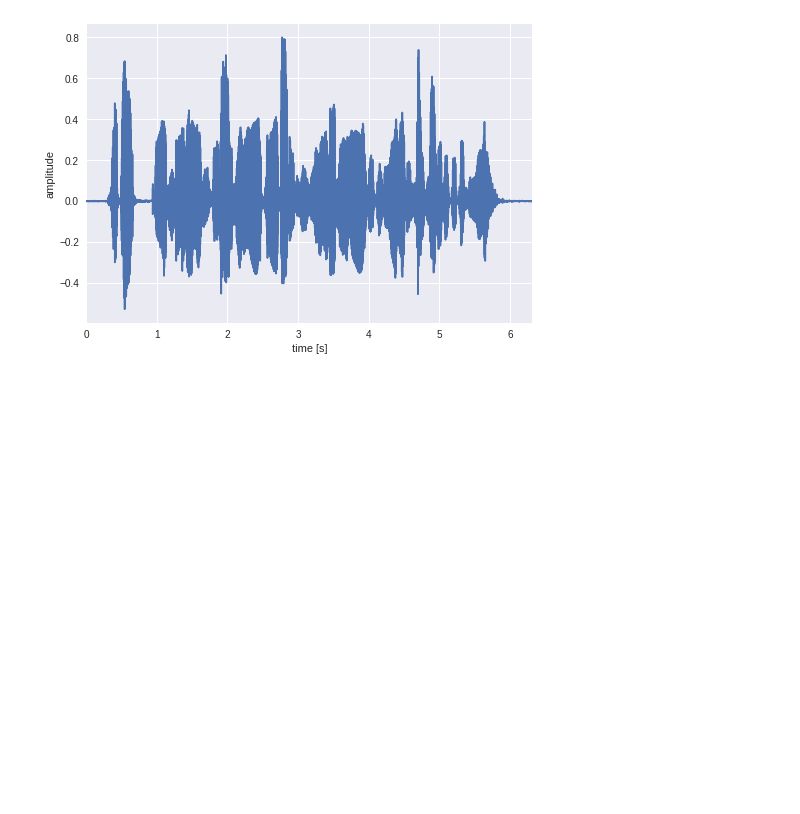
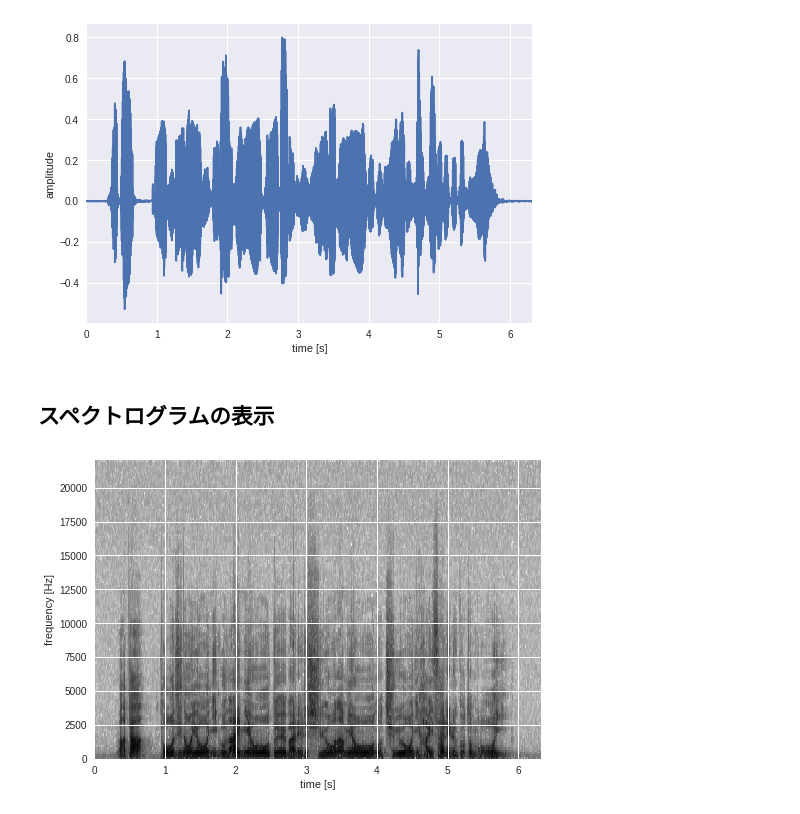
Before and after one commit to nac-air2000/blogs, a Jupyter notebook: use_audiofile.ipynb, the cells around one changed output. Cells and saved outputs as stored; diff of their text form; code cells hidden in the pictures; blank space fills up the shorter version.

```diff
--- a/use_audiofile.ipynb
+++ b/use_audiofile.ipynb
@@ -30,3 +30,11 @@ plt.plot(t, speech_data)
 # %% [output]
 [<matplotlib.lines.Line2D at 0x...>]
 [figure]
+# %% [markdown]
+## スペクトログラムの表示
+# %%
+plt.specgram(speech_data, Fs=fs);
+plt.xlabel("time [s]");
+plt.ylabel("frequency [Hz]");
+# %% [output]
+[figure, added]
```
